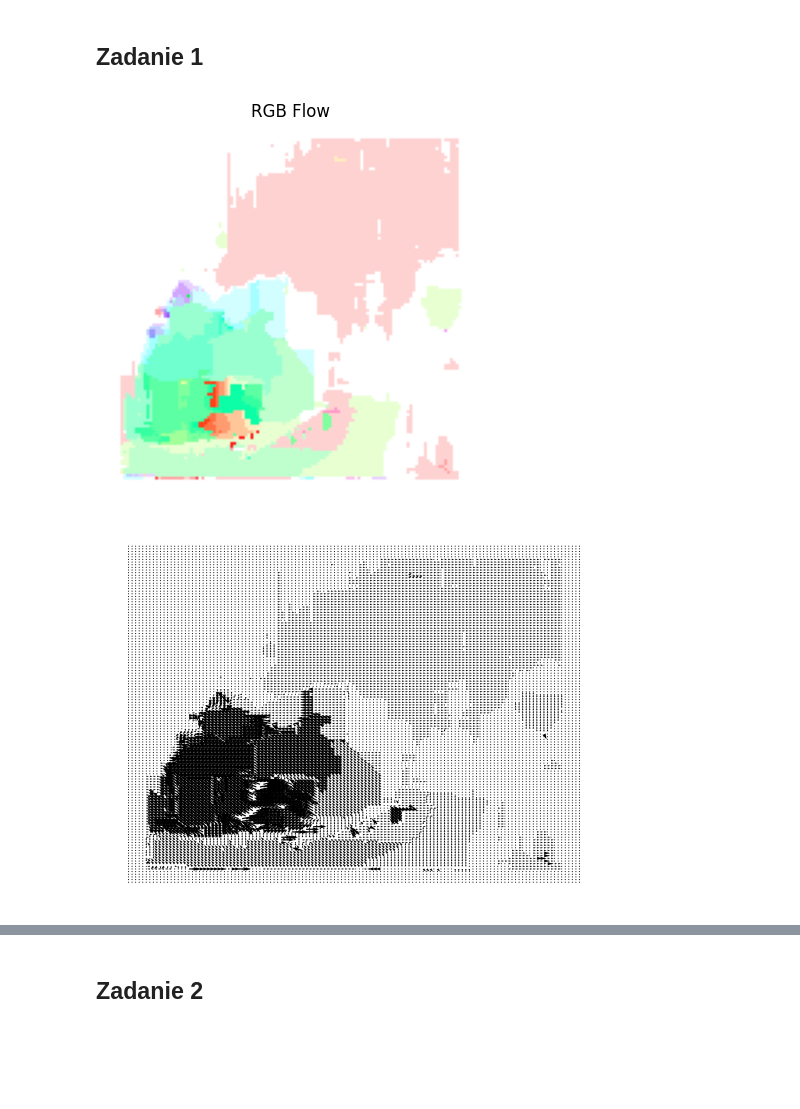
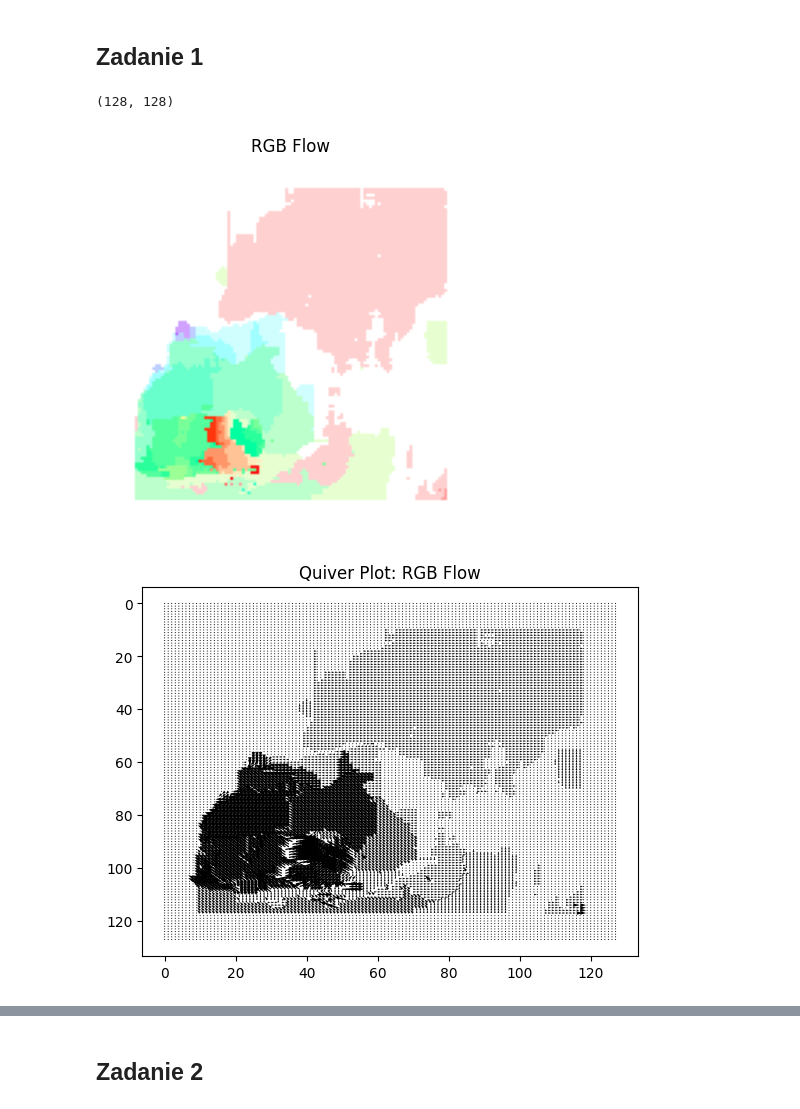
Before and after one commit to Maziorow/ZAW, a Jupyter notebook: Lab4/lab4.ipynb, the cells around one changed output, grey strips where cells are left out. Saved outputs shown, nothing was run; the diff lists cells and outputs as text; code cells hidden in the pictures; blank space fills up the shorter version.

```diff
--- a/Lab4/lab4.ipynb
+++ b/Lab4/lab4.ipynb
@@ -7,19 +7,19 @@ import matplotlib.pyplot as plt
 # %%
 def of(I_org, I, J, W2=3, dy=3, dx=3):
     (Y,X) = I.shape
-    u,v = np.zeros((Y,X)), np.zeros((Y,X))
+    u,v = np.zeros([Y,X]), np.zeros([Y,X])
 
-    for j in range(W2,Y-W2):
-        for i in range(W2,X-W2):
+    for j in range(W2+dy,Y-W2-dy):
+        for i in range(W2+dx,X-W2-dx):
             I0 = np.float32(I[j-W2:j+W2+1,i-W2:i+W2+1])
             min_dist = float("inf")
             best_dx, best_dy = 0, 0
             for y in range(-dy,dy+1):
                 for x in range(-dx,dx+1):
-                    if (j + y - W2 >= 0) and (j + y + W2 < Y) and (i + x - W2 >= 0) and (i + x + W2 < X):
+                    if j + y - W2 >= 0 and j + y + W2 < Y and i + x - W2 >= 0 and i + x + W2 < X:
                         J0 = np.float32(J[j+y-W2:j+y+W2+1,i+x-W2:i+x+W2+1])
-                        dist = np.sqrt(np.sum(np.square(J0 - I0)))
-                        if dist <= min_dist:
+                        dist = np.sum(np.sqrt(np.square(J0 - I0)))
+                        if dist < min_dist:
                             min_dist = dist
                             best_dx, best_dy = x, y
             u[j,i] = best_dx
@@ -29,37 +29,36 @@ def of(I_org, I, J, W2=3, dy=3, dx=3):
 
 def vis_flow(u, v, YX, name):
     mag, ang = cv2.cartToPolar(u, v)
-    hsv = np.zeros((u.shape[0], u.shape[1], 3), dtype=np.uint8)
-    hsv[..., 0] = ang * 90 / np.pi
-    hsv[..., 1] = cv2.normalize(mag, None, 0, 255, cv2.NORM_MINMAX)
-    hsv[..., 2] = 255
-    flow_rgb = cv2.cvtColor(hsv, cv2.COLOR_HSV2RGB)
+    hsv = np.zeros([u.shape[0], u.shape[1], 3], dtype=np.uint8)
+    hsv[:, :, 0] = ang * 90 / np.pi
+    hsv[:, :, 1] = (mag / np.max(mag) * 255).astype(np.uint8)
+    hsv[:, :, 2] = 255
 
-    plt.imshow(flow_rgb)
-    plt.grid(False)
+    rgb_flow = cv2.cvtColor(hsv, cv2.COLOR_HSV2RGB)
+    plt.imshow(rgb_flow)
+    plt.title(name)
     plt.axis("off")
-    plt.title("RGB Flow")
     plt.show()
 
     plt.quiver(u, v)
-    plt.grid(False)
-    plt.axis("off")
     plt.gca().invert_yaxis()
+    plt.title("Quiver Plot: " + name)
     plt.show()
 # %%
 I = cv2.imread("cm1.png")
 I = cv2.resize(I,(0,0), fx=0.5, fy=0.5)
 I = cv2.cvtColor(I, cv2.COLOR_BGR2GRAY)
 
 J = cv2.imread("cm2.png")
 J = cv2.resize(J,(0,0), fx=0.5, fy=0.5)
 J = cv2.cvtColor(J, cv2.COLOR_BGR2GRAY)
 u,v = of(I,I,J,5,5,5)
 
-vis_flow(u,v,I,0)
+vis_flow(u,v,I,"RGB Flow")
 # %% [output]
+(128, 128)
-[figure, old version]
+[figure, new version]
-[figure, old version]
+[figure, new version]
 # %%
 I = cv2.imread("I.jpg")
 I = cv2.resize(I,(0,0), fx=0.5, fy=0.5)
```
Also changed, not shown: parts of 3 cells of this notebook.
